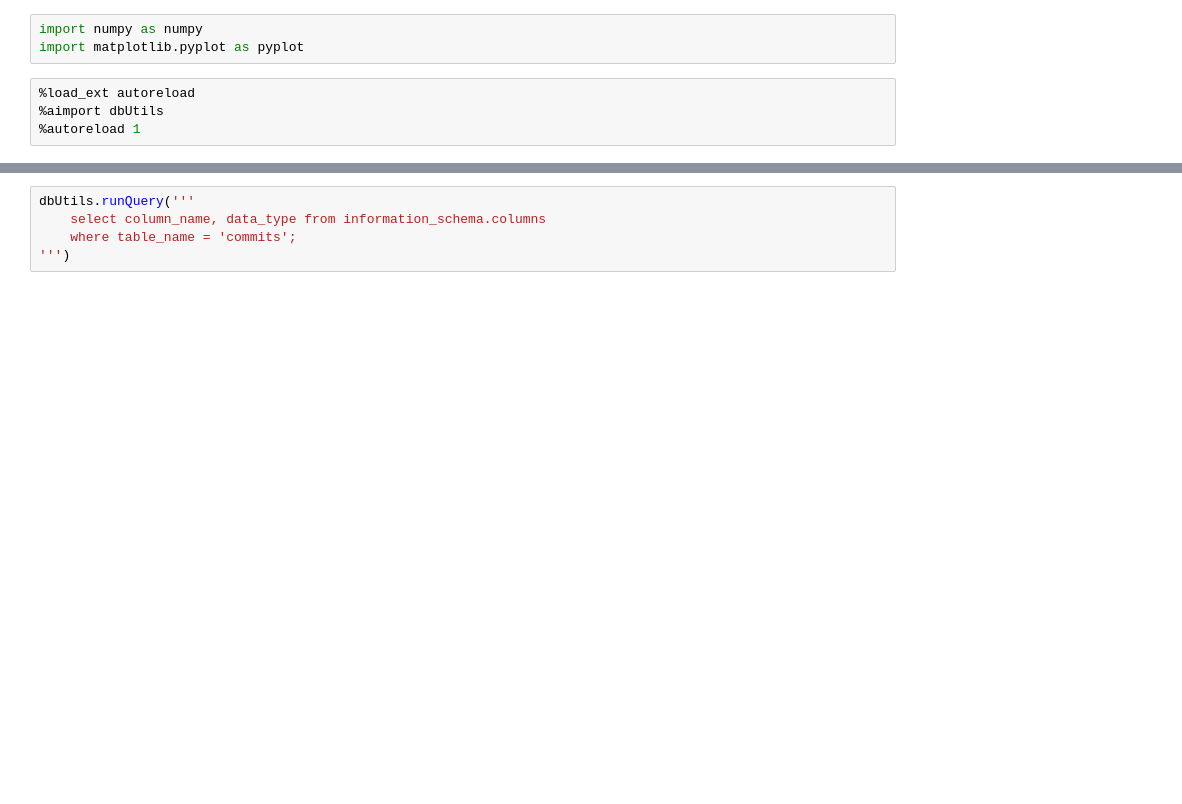
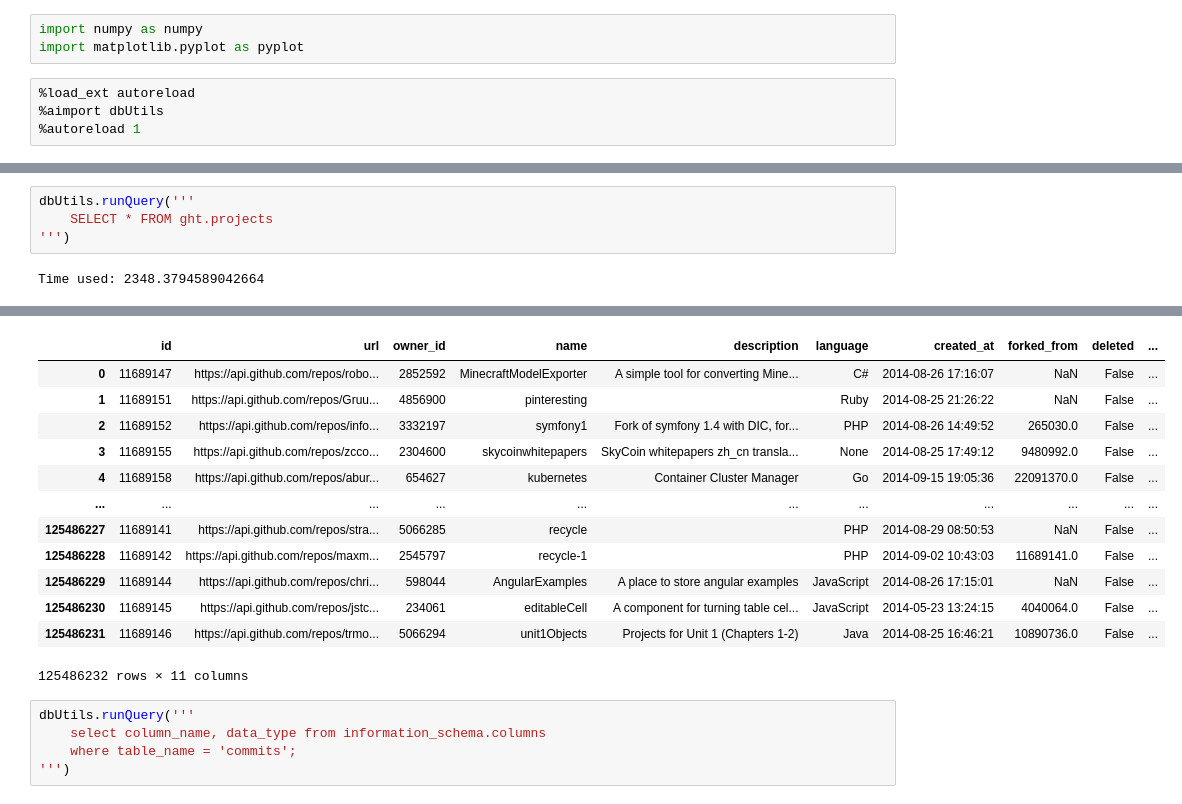
Before and after one commit to LeonBein/CRM20, a Jupyter notebook: DataExplorer.ipynb, the cells around one changed output, grey strips where cells are left out. Cells and saved outputs as stored; diff of their text form; blank space fills up the shorter version.

```diff
--- a/DataExplorer.ipynb
+++ b/DataExplorer.ipynb
@@ -19,0 +73,6 @@ import matplotlib.pyplot as pyplot
+# %%
+dbUtils.runQuery('''
+    SELECT * FROM ght.projects
+''')
+# %% [output]
+Time used: 2348.3794589042664
@@ -20,3 +80,16 @@ import matplotlib.pyplot as pyplot
+|  | id | url | owner_id | name | description | language | created_at | forked_from | deleted | ... |
+| 0 | 11689147 | https://api.github.com/repos/robo... | 2852592 | MinecraftModelExporter | A simple tool for converting Mine... | C# | 2014-08-26 17:16:07 | NaN | False | ... |
+| 1 | 11689151 | https://api.github.com/repos/Gruu... | 4856900 | pinteresting |  | Ruby | 2014-08-25 21:26:22 | NaN | False | ... |
+| 2 | 11689152 | https://api.github.com/repos/info... | 3332197 | symfony1 | Fork of symfony 1.4 with DIC, for... | PHP | 2014-08-26 14:49:52 | 265030.0 | False | ... |
+| 3 | 11689155 | https://api.github.com/repos/zcco... | 2304600 | skycoinwhitepapers | SkyCoin whitepapers zh_cn transla... | None | 2014-08-25 17:49:12 | 9480992.0 | False | ... |
+| 4 | 11689158 | https://api.github.com/repos/abur... | 654627 | kubernetes | Container Cluster Manager | Go | 2014-09-15 19:05:36 | 22091370.0 | False | ... |
+| ... | ... | ... | ... | ... | ... | ... | ... | ... | ... | ... |
+| 125486227 | 11689141 | https://api.github.com/repos/stra... | 5066285 | recycle |  | PHP | 2014-08-29 08:50:53 | NaN | False | ... |
+| 125486228 | 11689142 | https://api.github.com/repos/maxm... | 2545797 | recycle-1 |  | PHP | 2014-09-02 10:43:03 | 11689141.0 | False | ... |
+| 125486229 | 11689144 | https://api.github.com/repos/chri... | 598044 | AngularExamples | A place to store angular examples | JavaScript | 2014-08-26 17:15:01 | NaN | False | ... |
+| 125486230 | 11689145 | https://api.github.com/repos/jstc... | 234061 | editableCell | A component for turning table cel... | JavaScript | 2014-05-23 13:24:15 | 4040064.0 | False | ... |
+| 125486231 | 11689146 | https://api.github.com/repos/trmo... | 5066294 | unit1Objects | Projects for Unit 1 (Chapters 1-2) | Java | 2014-08-25 16:46:21 | 10890736.0 | False | ... |
+125486232 rows × 11 columns
 # %%
 dbUtils.runQuery('''
     select column_name, data_type from information_schema.columns
```
Also changed, not shown: parts of 39 cells of this notebook, 5 other files.
